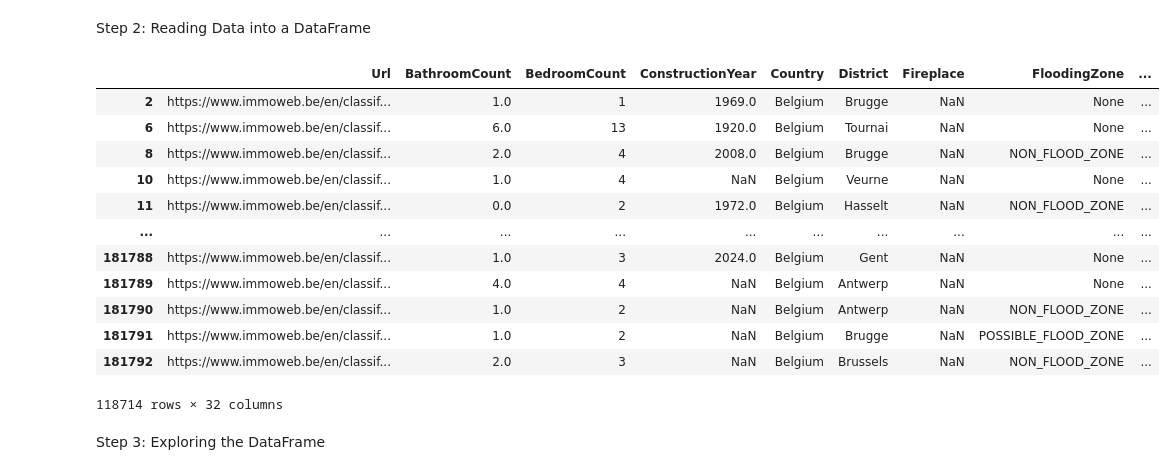
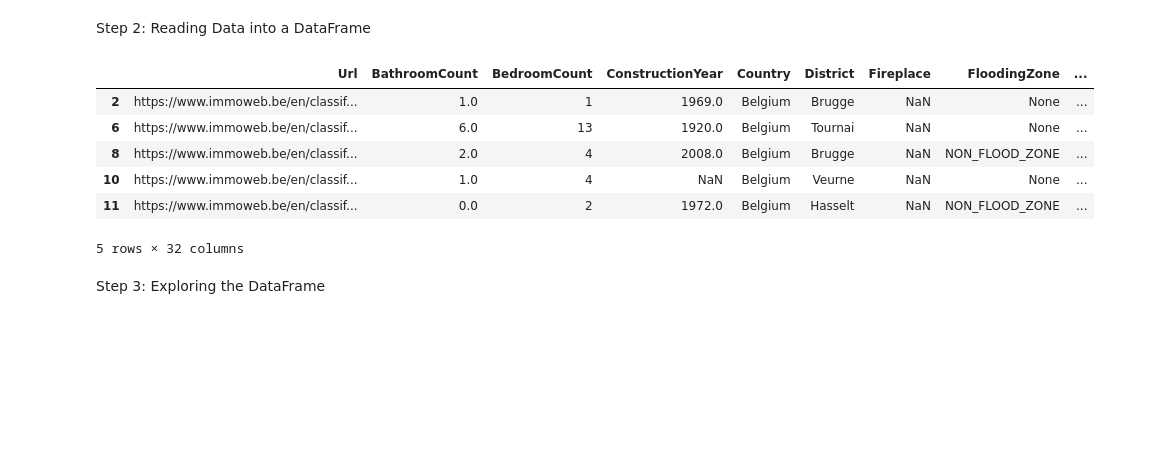
Before and after one commit to AdrienPiette/Data-visualisation, a Jupyter notebook: cleaning/cleaning-1.ipynb, the cells around one changed output. Cells and saved outputs as stored; diff of their text form; code cells hidden in the pictures; blank space fills up the shorter version.

```diff
--- a/cleaning/cleaning-1.ipynb
+++ b/cleaning/cleaning-1.ipynb
@@ -16,21 +13,15 @@ import numpy as np
 Step 2: Reading Data into a DataFrame
 # %%
 df = pd.read_json('final_dataset.json')
-df
+df.head()
 # %% [output]
 |  | Url | BathroomCount | BedroomCount | ConstructionYear | Country | District | Fireplace | FloodingZone | ... |
 | 2 | https://www.immoweb.be/en/classif... | 1.0 | 1 | 1969.0 | Belgium | Brugge | NaN | None | ... |
 | 6 | https://www.immoweb.be/en/classif... | 6.0 | 13 | 1920.0 | Belgium | Tournai | NaN | None | ... |
 | 8 | https://www.immoweb.be/en/classif... | 2.0 | 4 | 2008.0 | Belgium | Brugge | NaN | NON_FLOOD_ZONE | ... |
 | 10 | https://www.immoweb.be/en/classif... | 1.0 | 4 | NaN | Belgium | Veurne | NaN | None | ... |
 | 11 | https://www.immoweb.be/en/classif... | 0.0 | 2 | 1972.0 | Belgium | Hasselt | NaN | NON_FLOOD_ZONE | ... |
-| ... | ... | ... | ... | ... | ... | ... | ... | ... | ... |
-| 181788 | https://www.immoweb.be/en/classif... | 1.0 | 3 | 2024.0 | Belgium | Gent | NaN | None | ... |
-| 181789 | https://www.immoweb.be/en/classif... | 4.0 | 4 | NaN | Belgium | Antwerp | NaN | None | ... |
-| 181790 | https://www.immoweb.be/en/classif... | 1.0 | 2 | NaN | Belgium | Antwerp | NaN | NON_FLOOD_ZONE | ... |
-| 181791 | https://www.immoweb.be/en/classif... | 1.0 | 2 | NaN | Belgium | Brugge | NaN | POSSIBLE_FLOOD_ZONE | ... |
-| 181792 | https://www.immoweb.be/en/classif... | 2.0 | 3 | NaN | Belgium | Brussels | NaN | NON_FLOOD_ZONE | ... |
-118714 rows × 32 columns
+5 rows × 32 columns
 # %% [markdown]
 Step 3: Exploring the DataFrame
 # %%
```
Also changed, not shown: parts of 12 cells of this notebook, 5 other files.
